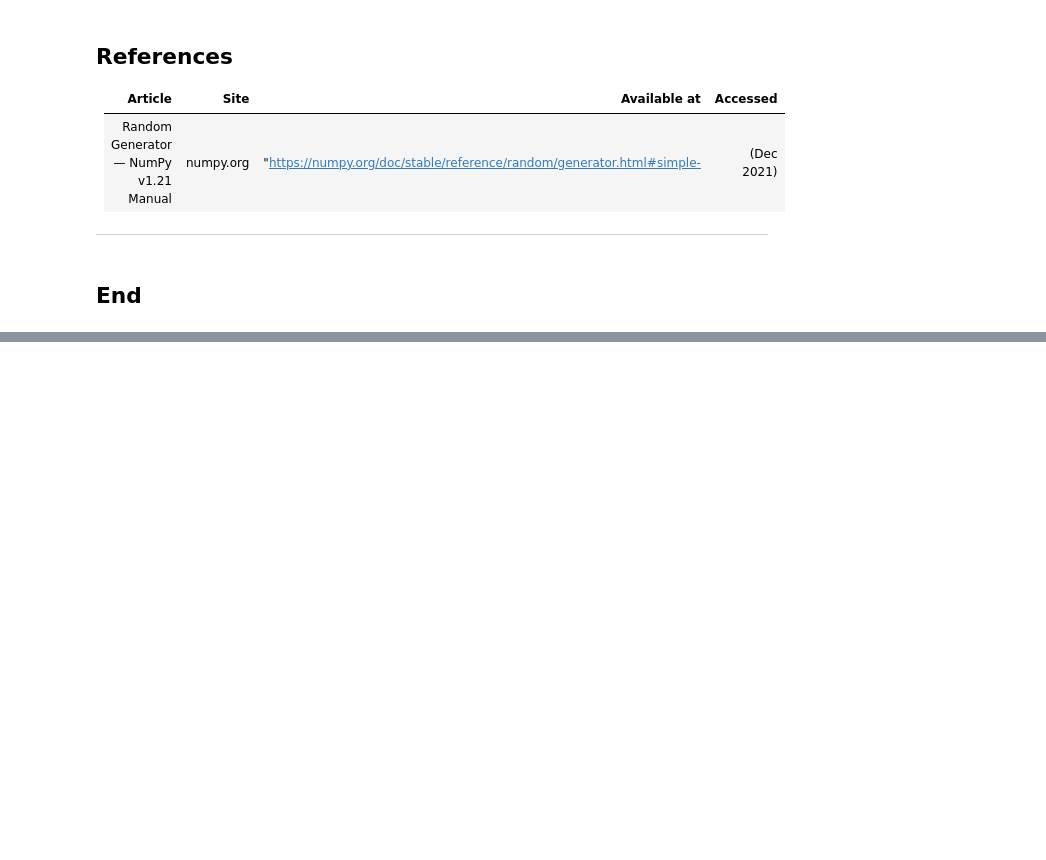
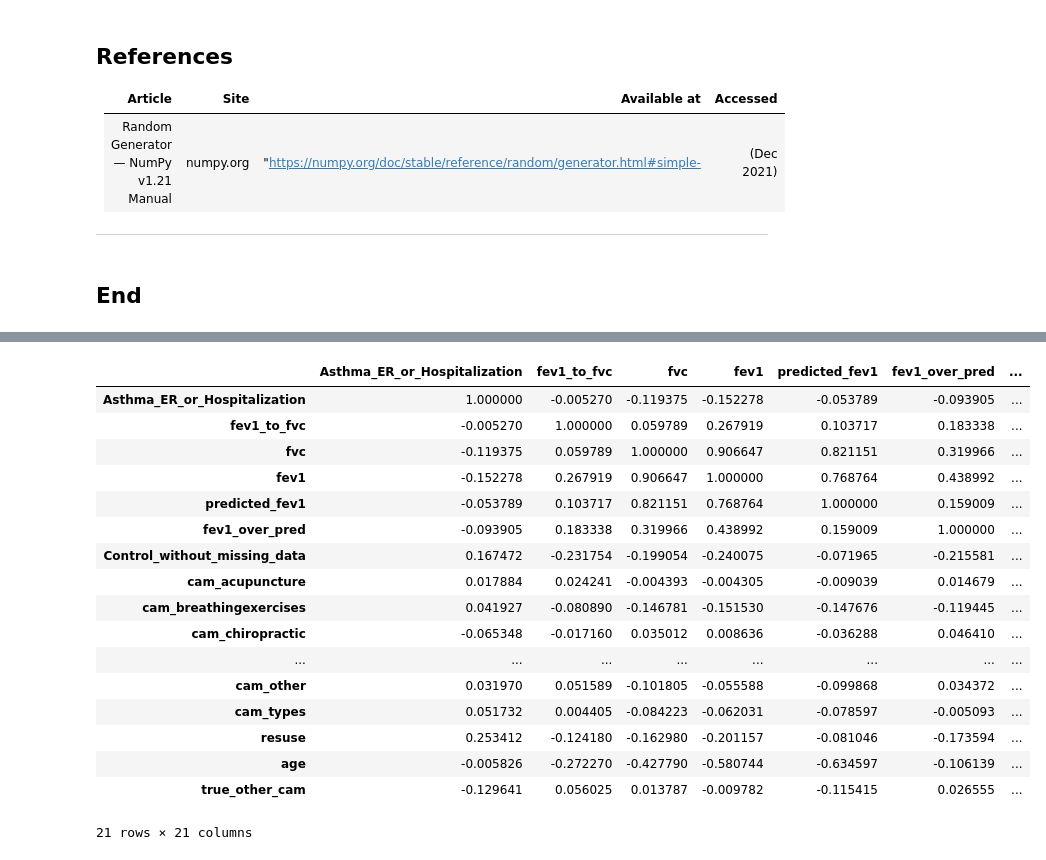
Before and after one commit to MarkJParry/PDA-Project, a Jupyter notebook: PDA-Project.ipynb, the cells around one changed output, grey strips where cells are left out. Saved outputs shown, nothing was run; the diff lists cells and outputs as text; code cells hidden in the pictures; blank space fills up the shorter version.

Commit message:
added asthma and CAM dataset

```diff
--- a/PDA-Project.ipynb
+++ b/PDA-Project.ipynb
@@ -34,0 +204,21 @@
+# %%
+df.corr()
+# %% [output]
+|  | Asthma_ER_or_Hospitalization | fev1_to_fvc | fvc | fev1 | predicted_fev1 | fev1_over_pred | ... |
+| Asthma_ER_or_Hospitalization | 1.000000 | -0.005270 | -0.119375 | -0.152278 | -0.053789 | -0.093905 | ... |
+| fev1_to_fvc | -0.005270 | 1.000000 | 0.059789 | 0.267919 | 0.103717 | 0.183338 | ... |
+| fvc | -0.119375 | 0.059789 | 1.000000 | 0.906647 | 0.821151 | 0.319966 | ... |
+| fev1 | -0.152278 | 0.267919 | 0.906647 | 1.000000 | 0.768764 | 0.438992 | ... |
+| predicted_fev1 | -0.053789 | 0.103717 | 0.821151 | 0.768764 | 1.000000 | 0.159009 | ... |
+| fev1_over_pred | -0.093905 | 0.183338 | 0.319966 | 0.438992 | 0.159009 | 1.000000 | ... |
+| Control_without_missing_data | 0.167472 | -0.231754 | -0.199054 | -0.240075 | -0.071965 | -0.215581 | ... |
+| cam_acupuncture | 0.017884 | 0.024241 | -0.004393 | -0.004305 | -0.009039 | 0.014679 | ... |
+| cam_breathingexercises | 0.041927 | -0.080890 | -0.146781 | -0.151530 | -0.147676 | -0.119445 | ... |
+| cam_chiropractic | -0.065348 | -0.017160 | 0.035012 | 0.008636 | -0.036288 | 0.046410 | ... |
+| ... | ... | ... | ... | ... | ... | ... | ... |
+| cam_other | 0.031970 | 0.051589 | -0.101805 | -0.055588 | -0.099868 | 0.034372 | ... |
+| cam_types | 0.051732 | 0.004405 | -0.084223 | -0.062031 | -0.078597 | -0.005093 | ... |
+| resuse | 0.253412 | -0.124180 | -0.162980 | -0.201157 | -0.081046 | -0.173594 | ... |
+| age | -0.005826 | -0.272270 | -0.427790 | -0.580744 | -0.634597 | -0.106139 | ... |
+| true_other_cam | -0.129641 | 0.056025 | 0.013787 | -0.009782 | -0.115415 | 0.026555 | ... |
+21 rows × 21 columns
```
Also changed, not shown: parts of 43 cells of this notebook.
